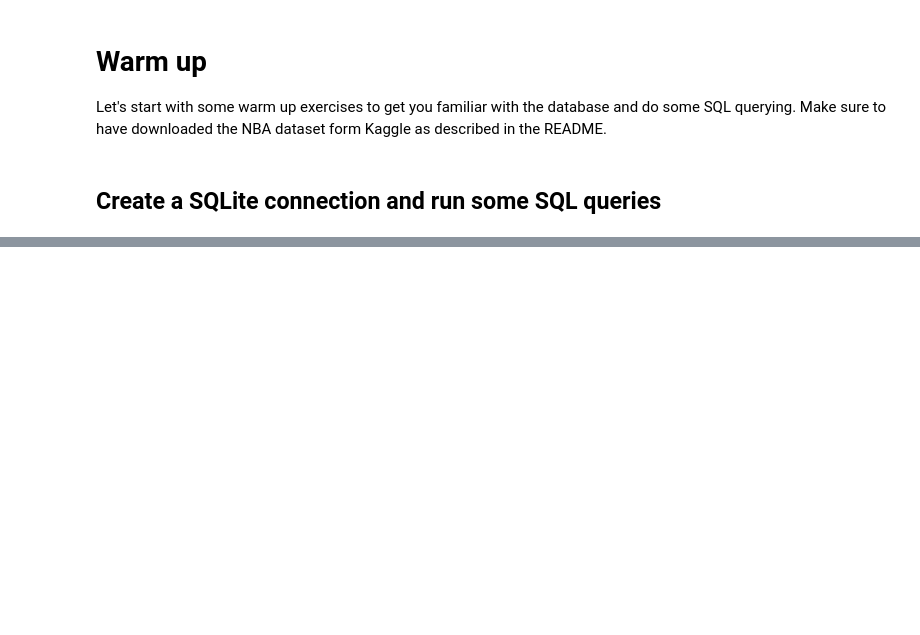
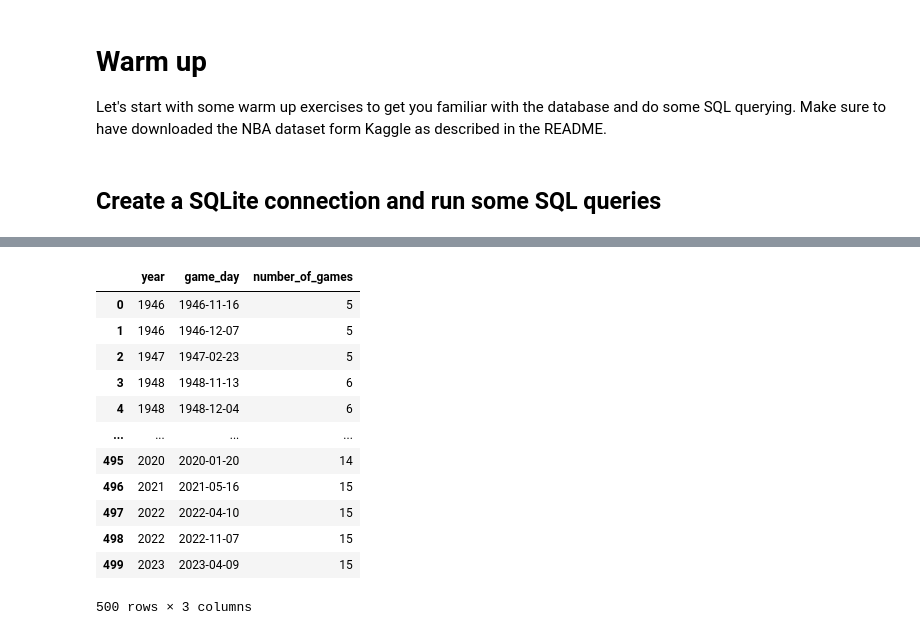
Before and after one commit to daf58-435/d100_ps2, a Jupyter notebook: ex3/warm_up.ipynb, the cells around one changed output, grey strips where cells are left out. Drawn from its saved outputs; the diff is of its cells as text; code cells hidden in the pictures; blank space fills up the shorter version.

```diff
--- a/ex3/warm_up.ipynb
+++ b/ex3/warm_up.ipynb
@@ -61,0 +178,41 @@ print(pd.read_sql(query, con))
+# %%
+#which date had the most games in each year?
+
+query = """
+WITH daily_counts AS (
+    SELECT
+        STRFTIME('%Y', game_date) AS year,
+        DATE(game_date) AS game_day,
+        COUNT(DISTINCT game_id) AS number_of_games
+    FROM game
+    WHERE game_date IS NOT NULL
+    GROUP BY year, game_day
+),
+ranked_dates AS (
+    SELECT *,
+        DENSE_RANK() OVER (
+            PARTITION BY year
+            ORDER BY number_of_games DESC
+        ) AS position
+    FROM daily_counts
+)
+SELECT year, game_day, number_of_games
+FROM ranked_dates
+WHERE position = 1
+ORDER BY year, game_day
+"""
+pd.read_sql(query, con)
+# %% [output]
+|  | year | game_day | number_of_games |
+| 0 | 1946 | 1946-11-16 | 5 |
+| 1 | 1946 | 1946-12-07 | 5 |
+| 2 | 1947 | 1947-02-23 | 5 |
+| 3 | 1948 | 1948-11-13 | 6 |
+| 4 | 1948 | 1948-12-04 | 6 |
+| ... | ... | ... | ... |
+| 495 | 2020 | 2020-01-20 | 14 |
+| 496 | 2021 | 2021-05-16 | 15 |
+| 497 | 2022 | 2022-04-10 | 15 |
+| 498 | 2022 | 2022-11-07 | 15 |
+| 499 | 2023 | 2023-04-09 | 15 |
+500 rows × 3 columns
```
Also changed, not shown: parts of 12 cells of this notebook, 3 other files.
